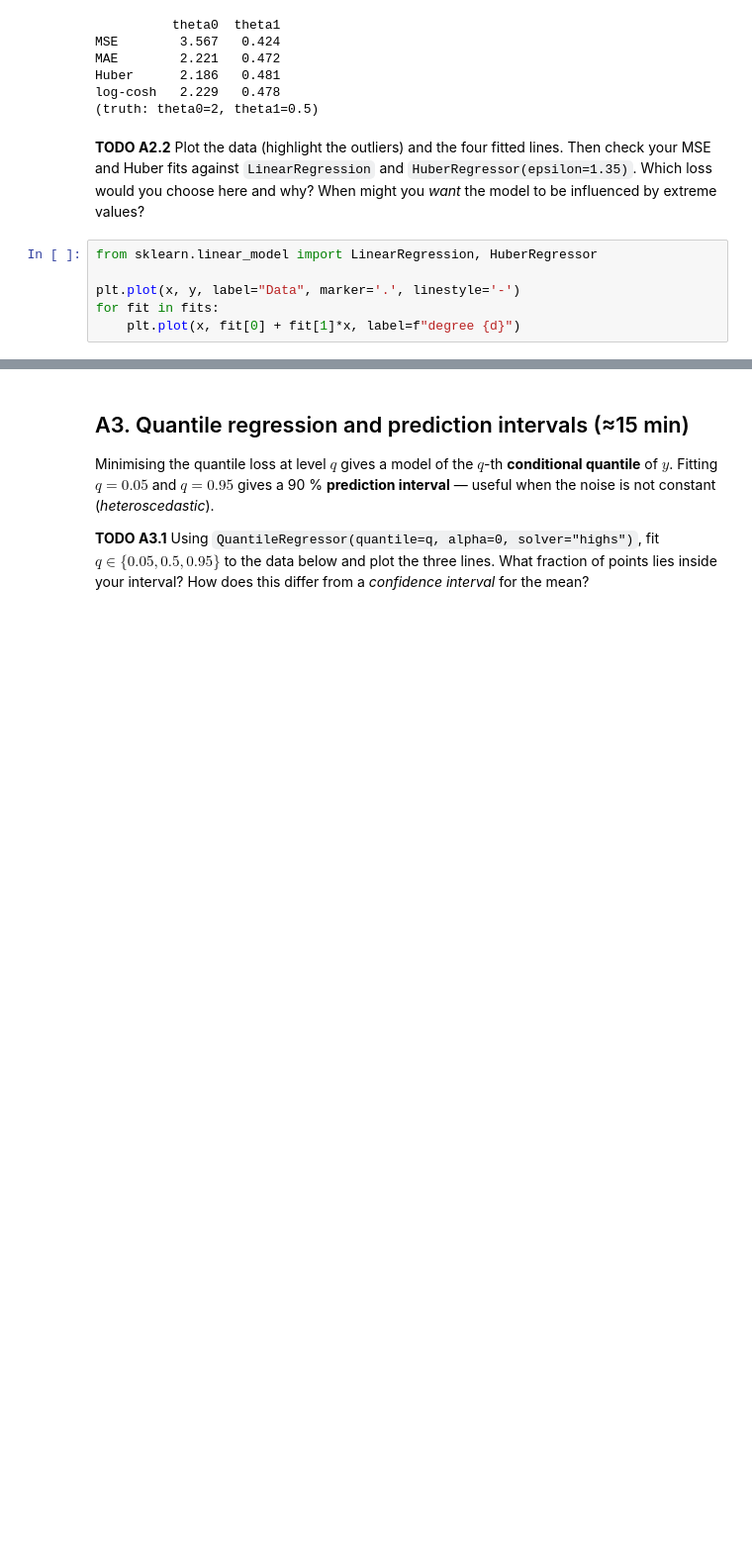
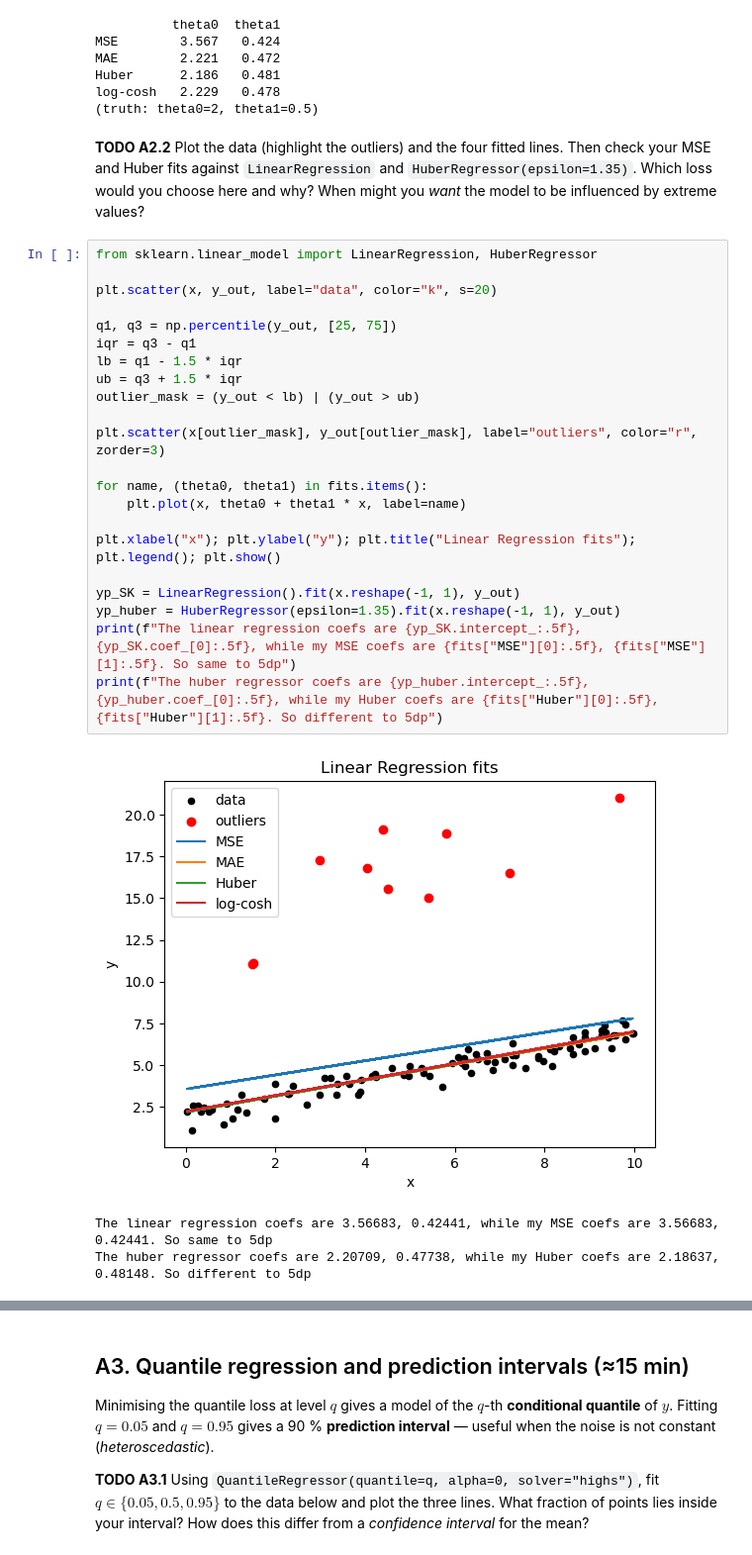
Before and after one commit to AxelTettenbornDurham/AI_lab_coursework, a Jupyter notebook: P5_cost_functions_regularisation.ipynb, the cells around one changed output, grey strips where cells are left out. Shown at 99% size. Drawn from its saved outputs; the diff is of its cells as text; blank space fills up the shorter version.

```diff
--- a/P5_cost_functions_regularisation.ipynb
+++ b/P5_cost_functions_regularisation.ipynb
@@ -118,6 +118,26 @@ here and why? When might you *want* the model to be influenced by extreme values
 # %%
 from sklearn.linear_model import LinearRegression, HuberRegressor
 
-plt.plot(x, y, label="Data", marker='.', linestyle='-')
-for fit in fits:
-    plt.plot(x, fit[0] + fit[1]*x, label=f"degree {d}")
+plt.scatter(x, y_out, label="data", color="k", s=20)
+
+q1, q3 = np.percentile(y_out, [25, 75])
+iqr = q3 - q1
+lb = q1 - 1.5 * iqr
+ub = q3 + 1.5 * iqr
+outlier_mask = (y_out < lb) | (y_out > ub)
+
+plt.scatter(x[outlier_mask], y_out[outlier_mask], label="outliers", color="r", zorder=3)
+
+for name, (theta0, theta1) in fits.items():
+    plt.plot(x, theta0 + theta1 * x, label=name)
+
+plt.xlabel("x"); plt.ylabel("y"); plt.title("Linear Regression fits"); plt.legend(); plt.show()
+
+yp_SK = LinearRegression().fit(x.reshape(-1, 1), y_out)
+yp_huber = HuberRegressor(epsilon=1.35).fit(x.reshape(-1, 1), y_out)
+print(f"The linear regression coefs are {yp_SK.intercept_:.5f}, {yp_SK.coef_[0]:.5f}, while my MSE coefs are {fits["MSE"][0]:.5f}, {fits["MSE"][1]:.5f}. So same to 5dp")
+print(f"The huber regressor coefs are {yp_huber.intercept_:.5f}, {yp_huber.coef_[0]:.5f}, while my Huber coefs are {fits["Huber"][0]:.5f}, {fits["Huber"][1]:.5f}. So different to 5dp")
+# %% [output]
+[figure, added]
+The linear regression coefs are 3.56683, 0.42441, while my MSE coefs are 3.56683, 0.42441. So same to 5dp
+The huber regressor coefs are 2.20709, 0.47738, while my Huber coefs are 2.18637, 0.48148. So different to 5dp
```
Also changed, not shown: parts of 7 cells of this notebook, 1 other file.
